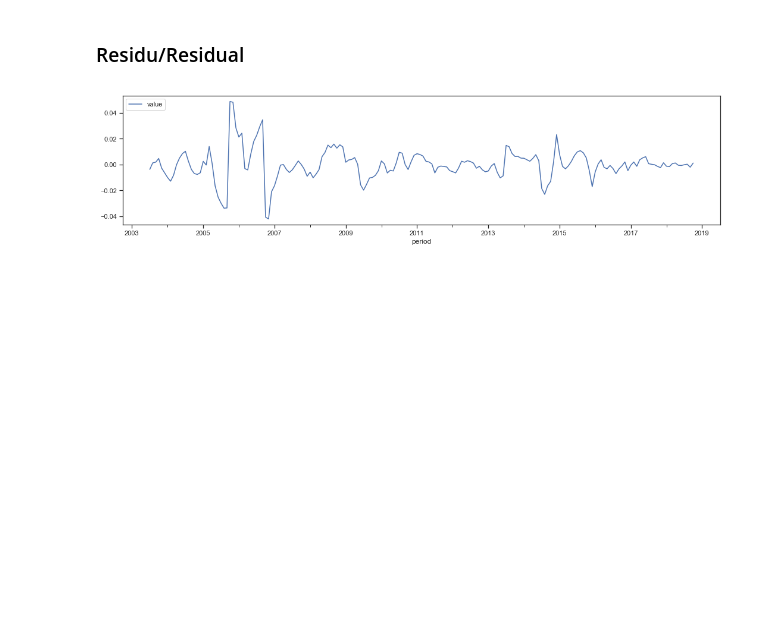
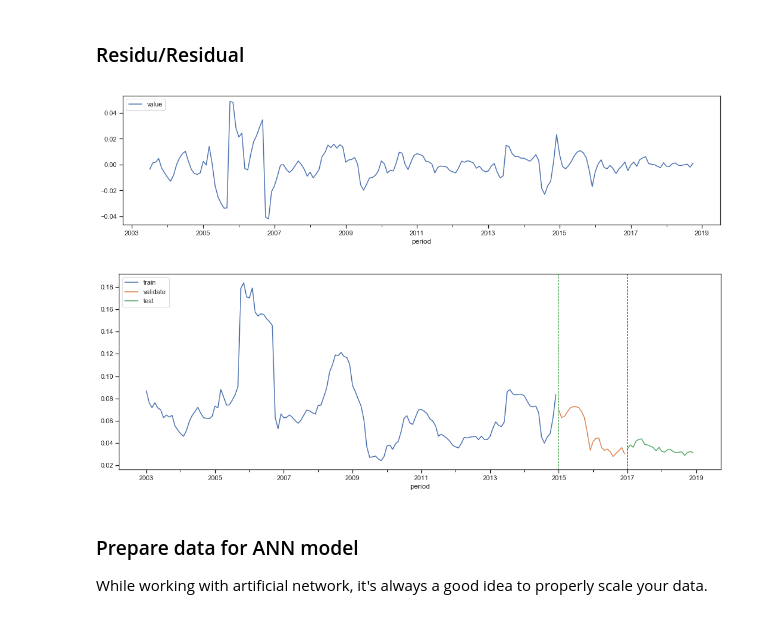
Before and after one commit to Satriosadrakha/ID_Inflation, a Jupyter notebook: Prediction/Inflasi_TimeSeries.ipynb, the cells around one changed output. Drawn from its saved outputs; the diff is of its cells as text; code cells hidden in the pictures; blank space fills up the shorter version.

```diff
--- a/Prediction/Inflasi_TimeSeries.ipynb
+++ b/Prediction/Inflasi_TimeSeries.ipynb
@@ -151,3 +151,26 @@ plt.legend(loc='upper left')
 plt.show();
 # %% [output]
 [figure]
+# %%
+np.random.seed(seed=42)
+
+train_range = df[df.period < '2015-01-01'].index
+validate_range = df[(df.period >= '2015-01-01') & (df.period < '2017-01-01')].index
+test_range = df[(df.period >= '2017-01-01') & (df.period < '2019-01-01')].index
+# %%
+fig, ax = plt.subplots(figsize=(18,6))
+df.loc[train_range].plot(x="period", y="value", ax=ax, label="train")
+df.loc[validate_range].plot(x="period", y="value", ax=ax, label="validate")
+df.loc[test_range].plot(x="period", y="value", ax=ax, label="test")
+
+ax.axvline(pd.to_datetime(str(df.loc[validate_range].period.values[0])), c='green', ls='--', lw=1)
+plt.axvline(pd.to_datetime(str(df.loc[test_range].period.values[0])), c='red', ls='--', lw=1)
+plt.legend(loc='upper left')
+
+plt.show();
+# %% [output]
+[figure, added]
+# %% [markdown]
+### Prepare data for ANN model
+
+While working with artificial network, it's always a good idea to properly scale your data.
```
Also changed, not shown: parts of 31 cells of this notebook, 2 other files.
